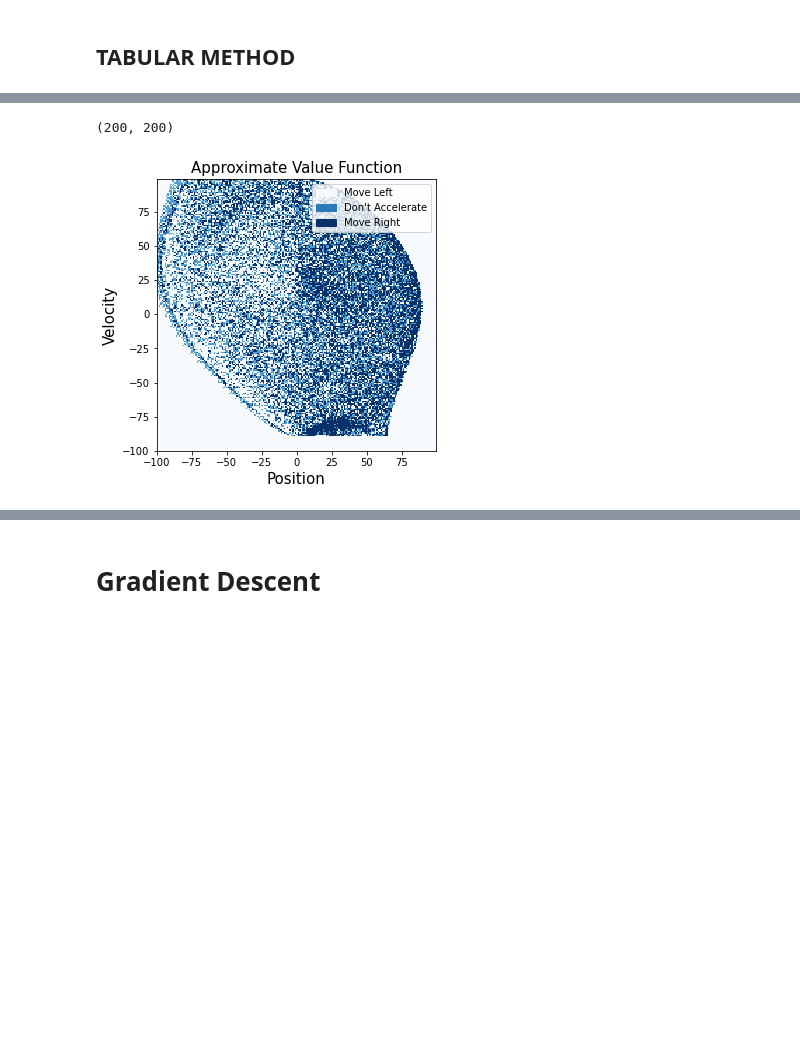
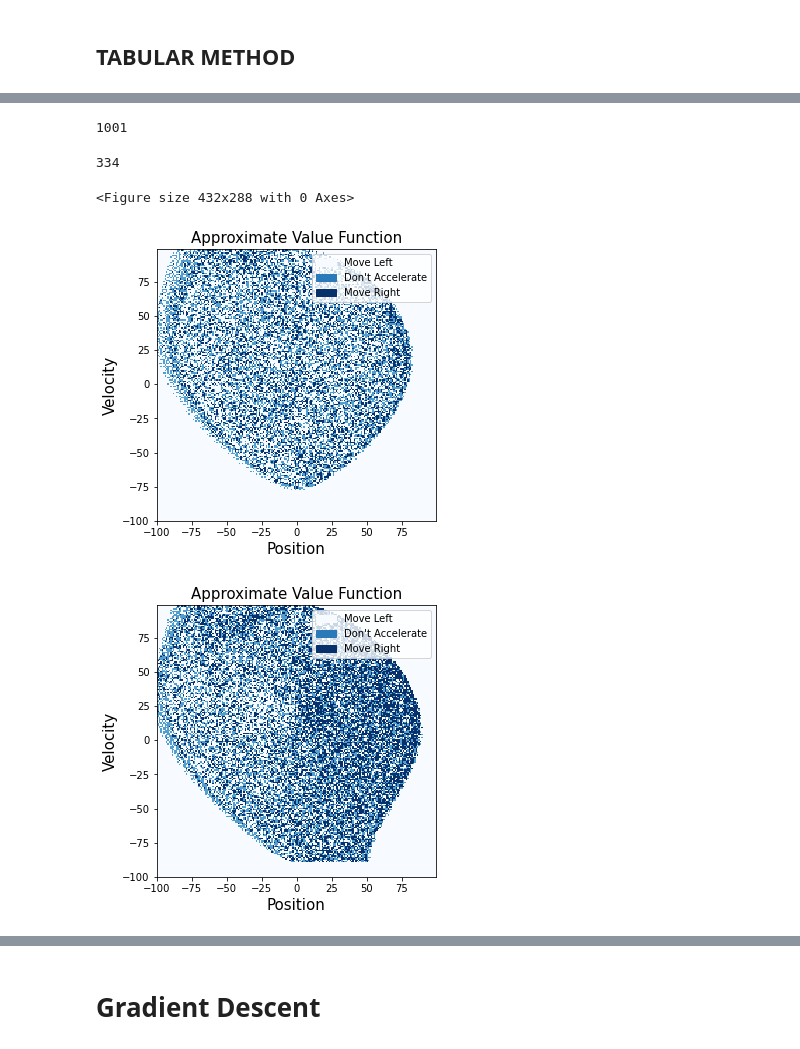
Before and after one commit to diegounzueta/Medium-Articles-, a Jupyter notebook: RL/Reinforcement Learning.ipynb, the cells around one changed output, grey strips where cells are left out. Cells and saved outputs as stored; diff of their text form; code cells hidden in the pictures; blank space fills up the shorter version.

```diff
--- a/RL/Reinforcement Learning.ipynb
+++ b/RL/Reinforcement Learning.ipynb
@@ -44,20 +45,22 @@ def discretization(env, obs):
     vel_scaled = int((obs[1] - vel_low) / vel_den)
     return pos_scaled, vel_scaled
 # %%
-def visualise_actions(mat):
-    plt.figure(figsize = (5,5))
+def visualise_actions(mat, ax =None):
+    if ax == None:
+        fig = plt.figure(figsize = (5,5))
+        ax = fig.add_subplot()
     labels = ["Move Left", "Don't Accelerate", "Move Right"]
     cmap = plt.cm.get_cmap('Blues', 8)
-    plt.pcolor(range(-int(n_states/2),int(n_states/2)), range(-int(n_states/2), int(n_states/2)), mat[::-1, ::1], cmap = cmap)
-    plt.xlabel("Position", fontsize = 15)
-    plt.ylabel("Velocity", fontsize = 15)
-    plt.title("Approximate Value Function", fontsize = 15)
+    ax.pcolor(range(-int(n_states/2),int(n_states/2)), range(-int(n_states/2), int(n_states/2)), mat[::-1, ::1], cmap = cmap)
+    ax.set_xlabel("Position", fontsize = 15)
+    ax.set_ylabel("Velocity", fontsize = 15)
+    ax.set_title("Approximate Value Function", fontsize = 15)
 
 
     bound = np.linspace(0, 2, 4)
     # Preparing borders for the legend
     bound_prep = np.round(bound * 7, 2)
-    plt.legend([mpatches.Patch(color=cmap(b)) for b in bound[:-1]],
+    ax.legend([mpatches.Patch(color=cmap(b)) for b in bound[:-1]],
                [labels[i] for i in range(3)])
 # %%
 def visualise_conf(mat):
@@ -80,7 +83,7 @@ def visualise_conf(mat):
 # %%
 def tabular_method(
     n_states = 40,
-    episodes = 10000,
+    episodes = 1000,
     initial_lr = 1.0,
     min_lr = 0.005,
     gamma = 0.95,
@@ -93,6 +96,8 @@ def tabular_method(
     tabular_steps = []
 
 
+    q_table_l = []
+    q_table_l.append(q_table)
 
     for episode in range(episodes):
 
@@ -136,6 +141,10 @@ def tabular_method(
 
             # value : the optimum action i can take is the reward that i get from taking that action +
             # gamma x the optimum I can gather as value from where I go
+
+
+            # if steps%200 == 0:
+            #     q_table_l.append(np.copy(q_table))
             steps += 1
             if steps%max_stps == 0:
                 print("FAILED")
@@ -145,11 +154,11 @@ def tabular_method(
                 if episode % 100 == 0:
                     print("Episode:", episode, "Alpha: ", alpha, "Steps: ", steps)
                 break
-
+        q_table_l.append(np.copy(q_table))
     env.close()
-    return(q_table)
+    return(q_table_l)
 # %%
-q_table = tabular_method(n_states)
+q_table_l = tabular_method(n_states)
 # %% [output]
 FAILED
 FAILED
@@ -195,8 +214,20 @@ mat_actions = np.argmax(q_table, axis =2)
-# %%
-mat_actions.shape
-# %% [output]
-(200, 200)
-# %%
-visualise_actions(mat_actions) #make gif of this
-# %% [output]
-[figure, removed]
+# %%
+len(q_table_l)
+# %% [output]
+1001
+# %%
+len(q_table_l[::3])
+# %% [output]
+334
+# %%
+fig = plt.figure()
+
+for i in [q_table_l[3], q_table_l[-1]]:
+    mat_actions = np.argmax(i, axis =2)
+
+    visualise_actions(mat_actions) #make gif of this
+    plt.show
+# %% [output]
+<Figure size 432x288 with 0 Axes>
+[figure, added]
+[figure, added]
```
Also changed, not shown: parts of 14 cells of this notebook.
